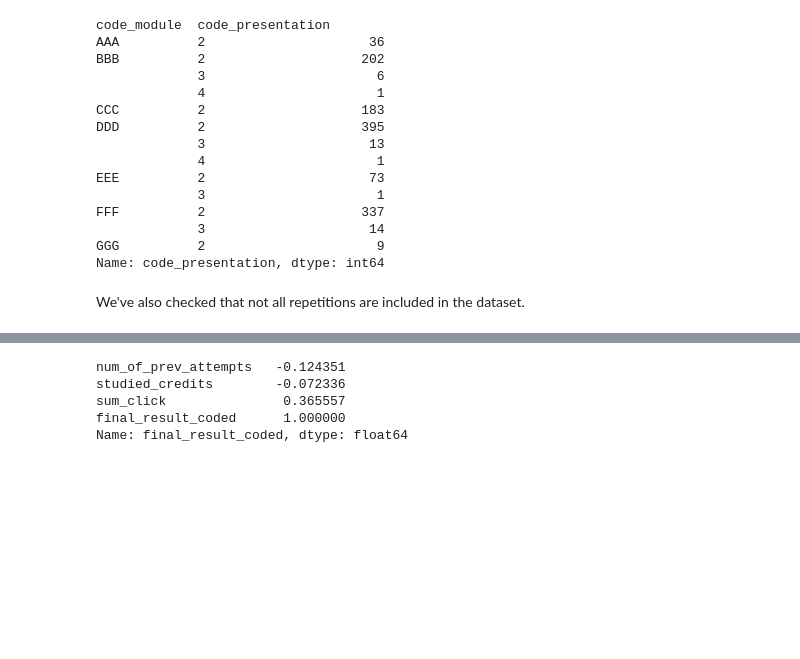
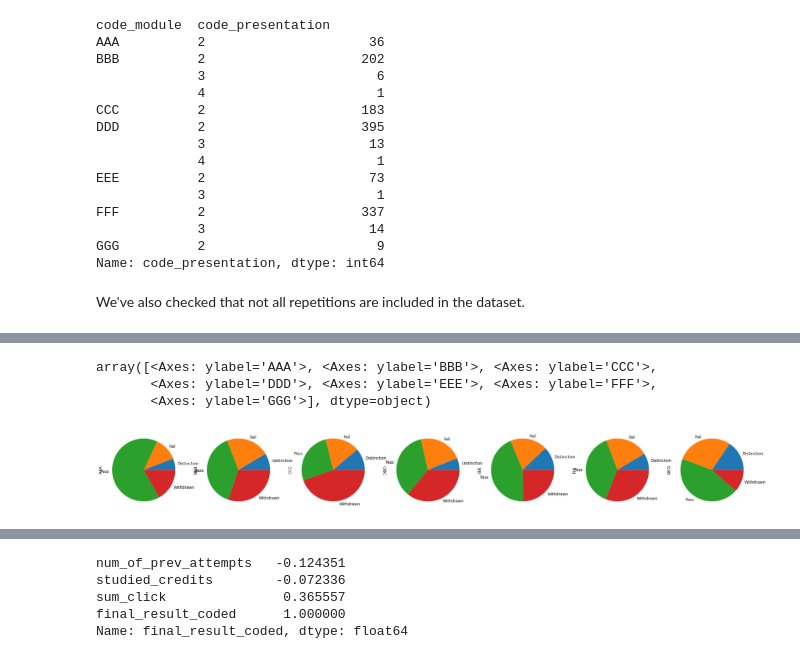
Before and after one commit to annapanfil/UPV, a Jupyter notebook: EDA/2_analysis.ipynb, the cells around one changed output, grey strips where cells are left out. Saved outputs shown, nothing was run; the diff lists cells and outputs as text; code cells hidden in the pictures; blank space fills up the shorter version.

```diff
--- a/EDA/2_analysis.ipynb
+++ b/EDA/2_analysis.ipynb
@@ -155,0 +215,4 @@ We've also checked that not all repetitions are included in the dataset.
+# %%
+result_counts = course_group["final_result"].value_counts()
+result_counts_percent = round(result_counts/ students_by_module * 100, 2).unstack()
+result_counts_percent
@@ -155,0 +229,7 @@ We've also checked that not all repetitions are included in the dataset.
+# %%
+result_counts_percent.T.plot.pie(subplots=True, legend=False, figsize=(30, 30) )
+# %% [output]
+array([<Axes: ylabel='AAA'>, <Axes: ylabel='BBB'>, <Axes: ylabel='CCC'>,
+       <Axes: ylabel='DDD'>, <Axes: ylabel='EEE'>, <Axes: ylabel='FFF'>,
+       <Axes: ylabel='GGG'>], dtype=object)
+[figure, added]
```
Also changed, not shown: parts of 30 cells of this notebook.
